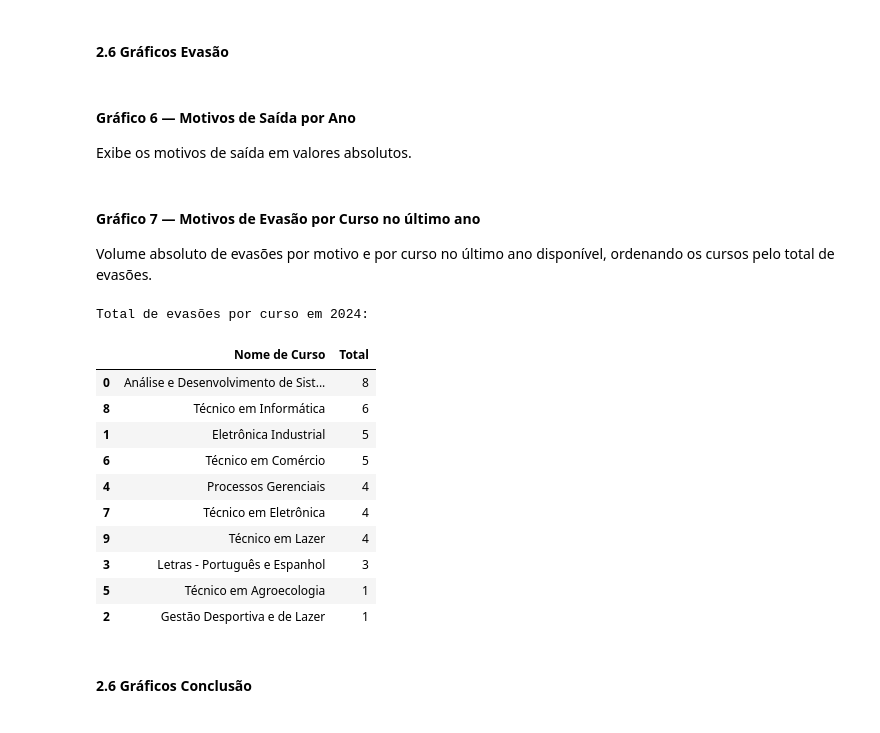
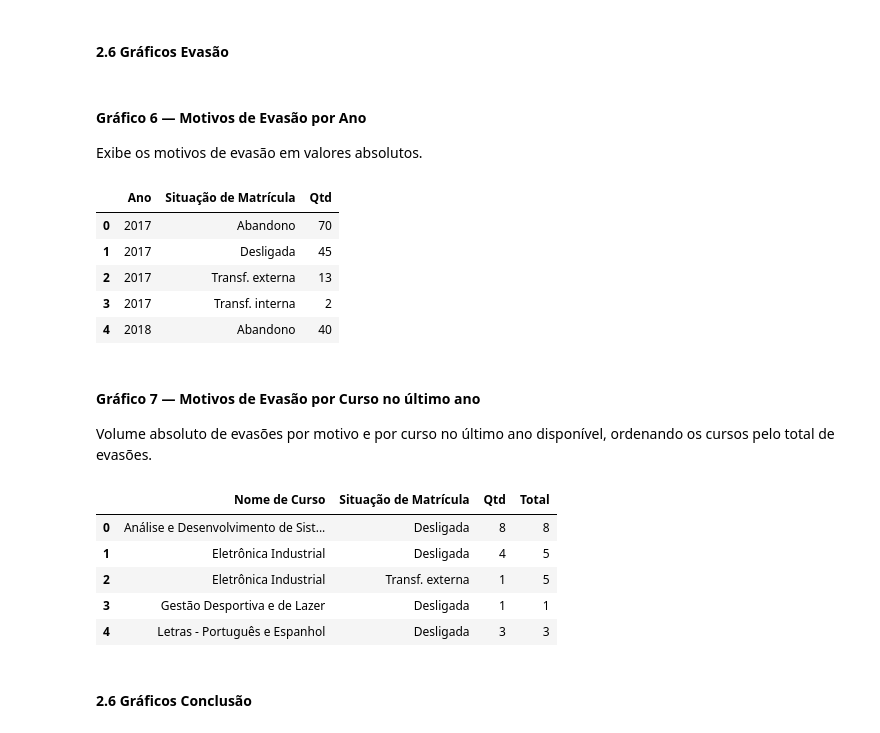
Before and after one commit to carolventuri/TCC, a Jupyter notebook: notebooks/2_graficos_visao_geral.ipynb, the cells around one changed output. Saved outputs shown, nothing was run; the diff lists cells and outputs as text; code cells hidden in the pictures.

```diff
--- a/notebooks/2_graficos_visao_geral.ipynb
+++ b/notebooks/2_graficos_visao_geral.ipynb
@@ -291,21 +330,21 @@ fig_g5.show()
 # %% [markdown]
 #### 2.6 Gráficos Evasão
 # %% [markdown]
-#### Gráfico 6 — Motivos de Saída por Ano
+#### Gráfico 6 — Motivos de Evasão por Ano
 
-Exibe os motivos de saída em valores absolutos.
+Exibe os motivos de evasão em valores absolutos.
 # %%
-situacoes_saida = ["Abandono", "Desligada", "Transf. externa", "Transf. interna"]
+situacoes_evasao = ["Abandono", "Desligada", "Transf. externa", "Transf. interna"]
 
-df_saidas = (
-    df[df["Situação de Matrícula"].isin(situacoes_saida)]
+df_evasoes = (
+    df[df["Situação de Matrícula"].isin(situacoes_evasao)]
     .groupby(["Ano", "Situação de Matrícula"])["Código da Matricula"]
     .count()
     .reset_index(name="Qtd")
 )
 
 fig_g6 = px.bar(
-    df_saidas,
+    df_evasoes,
     x="Ano",
     y="Qtd",
     color="Situação de Matrícula",
@@ -318,12 +357,21 @@ fig_g6 = px.bar(
 fig_g6.update_xaxes(tickmode="linear", dtick=1)
 aplicar_layout_light(fig_g6, legenda_y=-0.3)
 fig_g6.show()
+
+df_evasoes.head()
+# %% [output]
+|  | Ano | Situação de Matrícula | Qtd |
+| 0 | 2017 | Abandono | 70 |
+| 1 | 2017 | Desligada | 45 |
+| 2 | 2017 | Transf. externa | 13 |
+| 3 | 2017 | Transf. interna | 2 |
+| 4 | 2018 | Abandono | 40 |
 # %% [markdown]
 #### Gráfico 7 — Motivos de Evasão por Curso no último ano
 
 Volume absoluto de evasões por motivo e por curso no último ano disponível, ordenando os cursos pelo total de evasões.
 # %%
-ultimo_ano = int(df_completo["Ano"].max())
+ultimo_ano = int(PERIODO_ANALISE[1])
 motivos_ev = ["Abandono", "Desligada", "Transf. externa"]
 
 df_ev_ano = df_completo[
@@ -334,46 +382,39 @@ df_ev_ano = df_completo[
 ]
 
 ev_curso = (
     df_ev_ano
     .groupby(["Nome de Curso", "Situação de Matrícula"])["Código da Matricula"]
     .count()
     .reset_index(name="Qtd")
 )
 
 tot_ev = ev_curso.groupby("Nome de Curso")["Qtd"].sum().reset_index(name="Total")
 ev_curso = ev_curso.merge(tot_ev, on="Nome de Curso")
 ordem_cursos = tot_ev.sort_values("Total", ascending=False)["Nome de Curso"].tolist()
 
 fig_g7 = px.bar(
     ev_curso,
     y="Nome de Curso",
     x="Qtd",
     color="Situação de Matrícula",
     orientation="h",
     barmode="stack",
     color_discrete_map=CORES_SITUACAO_LIGHT,
     text_auto=True,
     title=f"7 — Motivos de Evasão por Curso ({ultimo_ano})",
     labels={"Qtd": "Matrículas", "Nome de Curso": "", "Situação de Matrícula": "Motivo"},
     category_orders={"Nome de Curso": ordem_cursos},
 )
 aplicar_layout_light(fig_g7, legenda_y=-0.2)
 fig_g7.show()
 
-print(f"Total de evasões por curso em {ultimo_ano}:")
-tot_ev.sort_values("Total", ascending=False)
+ev_curso.head()
 # %% [output]
-Total de evasões por curso em 2024:
-|  | Nome de Curso | Total |
-| 0 | Análise e Desenvolvimento de Sist... | 8 |
-| 8 | Técnico em Informática | 6 |
-| 1 | Eletrônica Industrial | 5 |
-| 6 | Técnico em Comércio | 5 |
-| 4 | Processos Gerenciais | 4 |
-| 7 | Técnico em Eletrônica | 4 |
-| 9 | Técnico em Lazer | 4 |
-| 3 | Letras - Português e Espanhol | 3 |
-| 5 | Técnico em Agroecologia | 1 |
-| 2 | Gestão Desportiva e de Lazer | 1 |
+|  | Nome de Curso | Situação de Matrícula | Qtd | Total |
+| 0 | Análise e Desenvolvimento de Sist... | Desligada | 8 | 8 |
+| 1 | Eletrônica Industrial | Desligada | 4 | 5 |
+| 2 | Eletrônica Industrial | Transf. externa | 1 | 5 |
+| 3 | Gestão Desportiva e de Lazer | Desligada | 1 | 1 |
+| 4 | Letras - Português e Espanhol | Desligada | 3 | 3 |
 # %% [markdown]
 #### 2.6 Gráficos Conclusão
```
Also changed, not shown: parts of 13 cells of this notebook, 10 other files.
